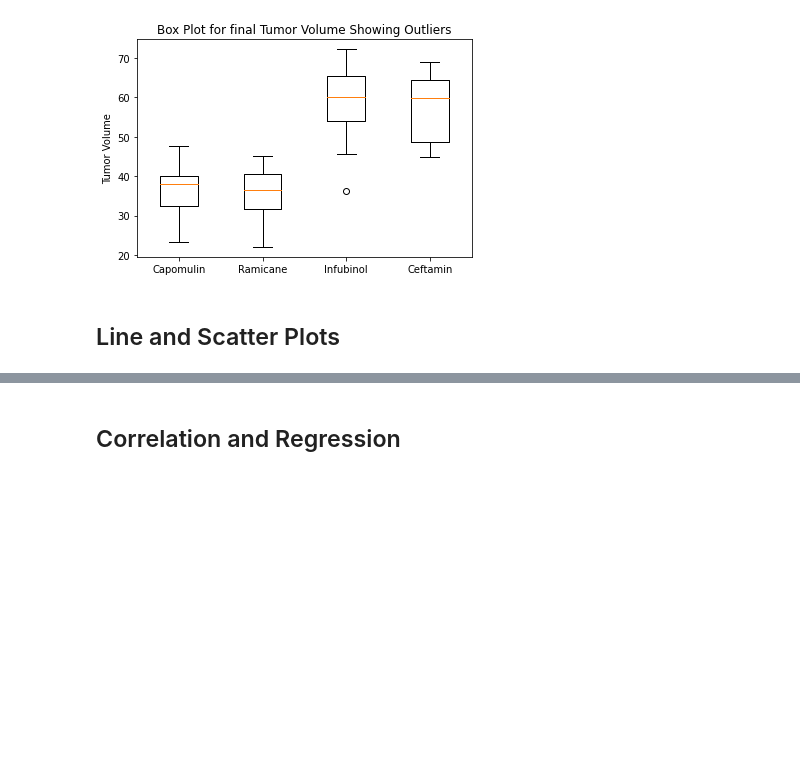
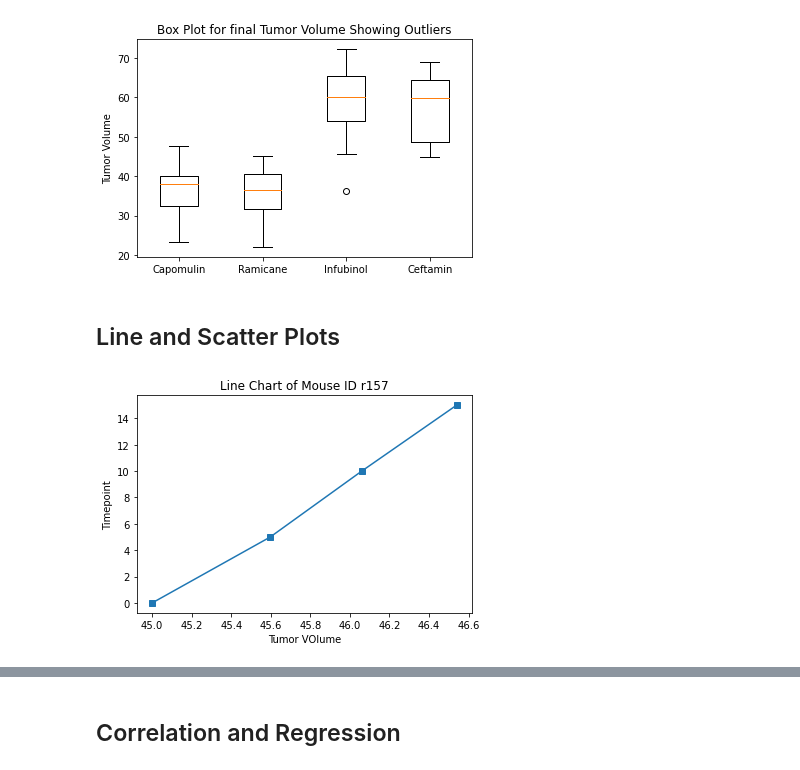
Before and after one commit to aarvinrathod/matplotlib-challenge, a Jupyter notebook: Pymaceuticals/pymaceuticals_starter.ipynb, the cells around one changed output, grey strips where cells are left out. Cells and saved outputs as stored; diff of their text form; code cells hidden in the pictures; blank space fills up the shorter version.

```diff
--- a/Pymaceuticals/pymaceuticals_starter.ipynb
+++ b/Pymaceuticals/pymaceuticals_starter.ipynb
@@ -251,4 +218,22 @@ plt.show()
 [figure]
 # %% [markdown]
 ## Line and Scatter Plots
+# %%
+# Generate a line plot of tumor volume vs. time point for a mouse treated with Capomulin
+drug = ['Capomulin']
+
+for y in drug:
+    data3_df = df2.loc[df2['Drug Regimen'] == y,:]
+
+# data3_df['Mouse ID'] to look for mouse ID treated with Capomulin
+
+data4_df = data3_df.loc[data3_df['Mouse ID'] == 'r157']
+
+plt.plot(data4_df['Tumor Volume (mm3)'],data4_df['Timepoint'], marker='s')
+plt.xlabel('Tumor VOlume')
+plt.ylabel('Timepoint')
+plt.title("Line Chart of Mouse ID r157")
+plt.show()
+# %% [output]
+[figure, added]
 # %%
```
Also changed, not shown: parts of 12 cells of this notebook.
